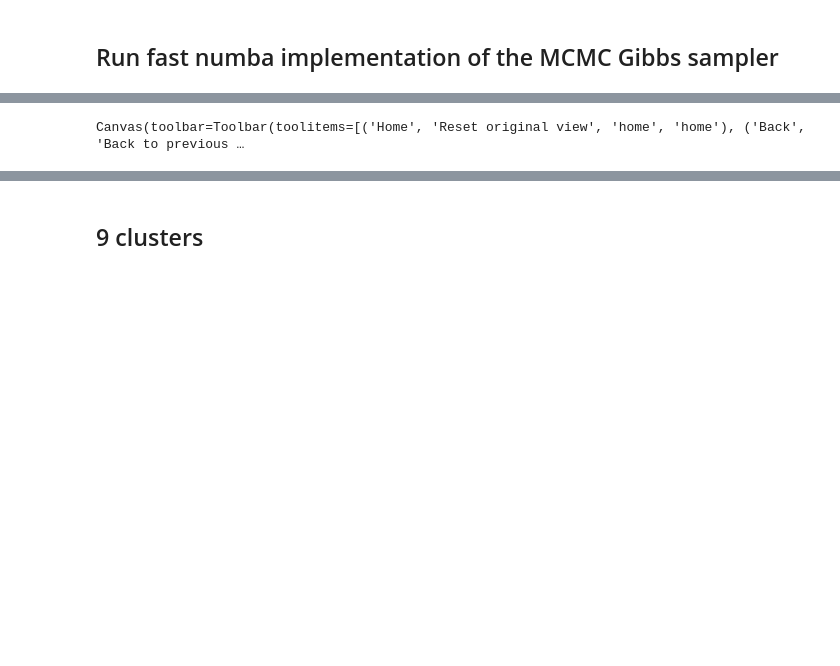
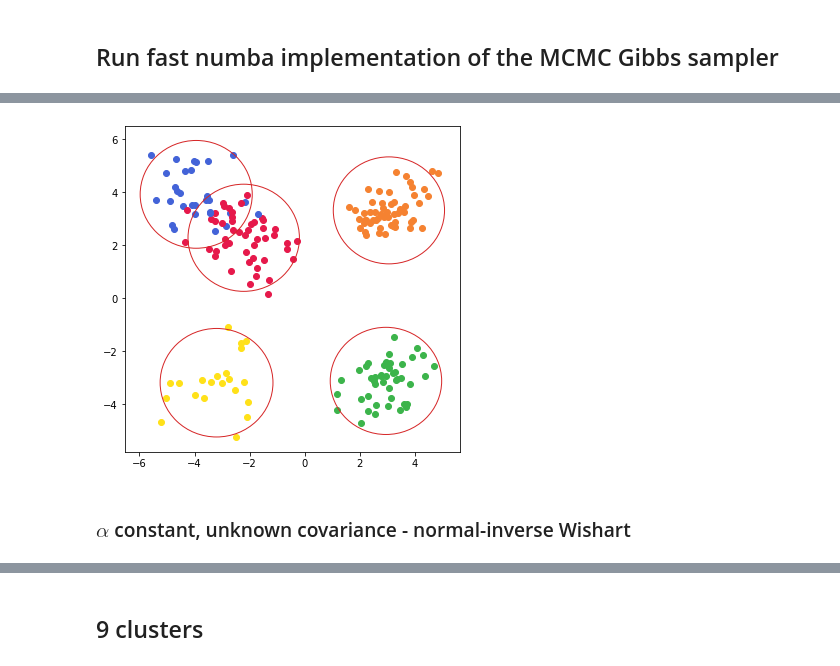
Before and after one commit to dbernaciak/bayes-np, a Jupyter notebook: notebooks/CRP_inference.ipynb, the cells around one changed output, grey strips where cells are left out. Cells and saved outputs as stored; diff of their text form; code cells hidden in the pictures; blank space fills up the shorter version.

Commit message:
normal-inverse Wishart addition

```diff
--- a/notebooks/CRP_inference.ipynb
+++ b/notebooks/CRP_inference.ipynb
@@ -14,6 +16,9 @@ from crp_mcmc import GaussianMixture, CRPGibbs, run_mcmc
 # %%
-gm = GaussianMixture(1, [0.3, 0.4, 0.2, 0.1]) # define Gaussian mixture with sd=1 and given frequencies
-data= gm.rvs(1000) # create 1000 data points
+sd = [np.array([[0.8, 0.5], [0.5, 0.8]]), np.array([[1.2, -0.5], [-0.5, 1.2]]), np.array([[0.5, 0.1], [0.1, 0.5]]), np.array([[1, 0.0], [0.0, 1]])]
+gm = GaussianMixture(sd, [0.3, 0.4, 0.2, 0.1]) # define Gaussian mixture with sd=1 and given frequencies
+data= gm.rvs(200) # create 1000 data points
 # %% [markdown]
 ## Run fast numba implementation of the MCMC Gibbs sampler
+# %%
+dpmm = DPMM(data)
 # %% [markdown]
@@ -21,4 +26,4 @@ data= gm.rvs(1000) # create 1000 data points
 # %%
 %%time
-z, probs, alphas = run_mcmc(data, alpha=0.01, max_iter=1000)
+dpmm.run_mcmc("normal", iter=2000, alpha=1, sig0=20, sd=1)
 # %% [output]
@@ -26,7 +31,7 @@ Wall time: 56.9 s
 # %%
-colors = ["blue", "orange", "green", "yellow", "red", "purple", "black"]
-fix, ax = plt.subplots(figsize=(12, 5))
-for i, dat in enumerate(data):
-    ax.scatter(dat[0], dat[1], c=colors[int(z[i])])
+fix, ax = plt.subplots(figsize=(6, 6))
+plot_clusters(data, dpmm, ax)
 # %% [output]
-Canvas(toolbar=Toolbar(toolitems=[('Home', 'Reset original view', 'home', 'home'), ('Back', 'Back to previous …
+[figure, added]
+# %% [markdown]
+### $\alpha$ constant, unknown covariance - normal-inverse Wishart
```
Also changed, not shown: parts of 20 cells of this notebook, 3 other files.
